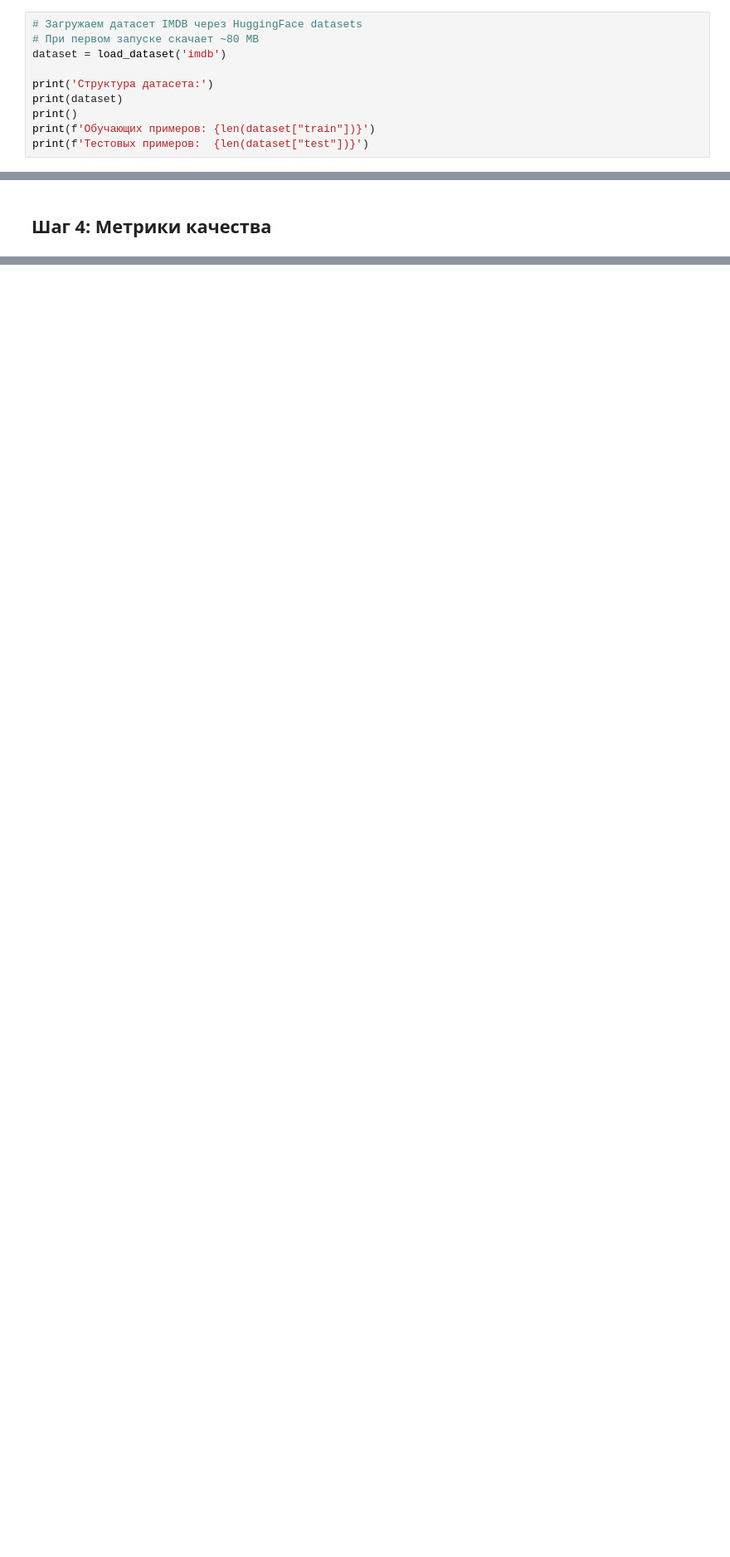
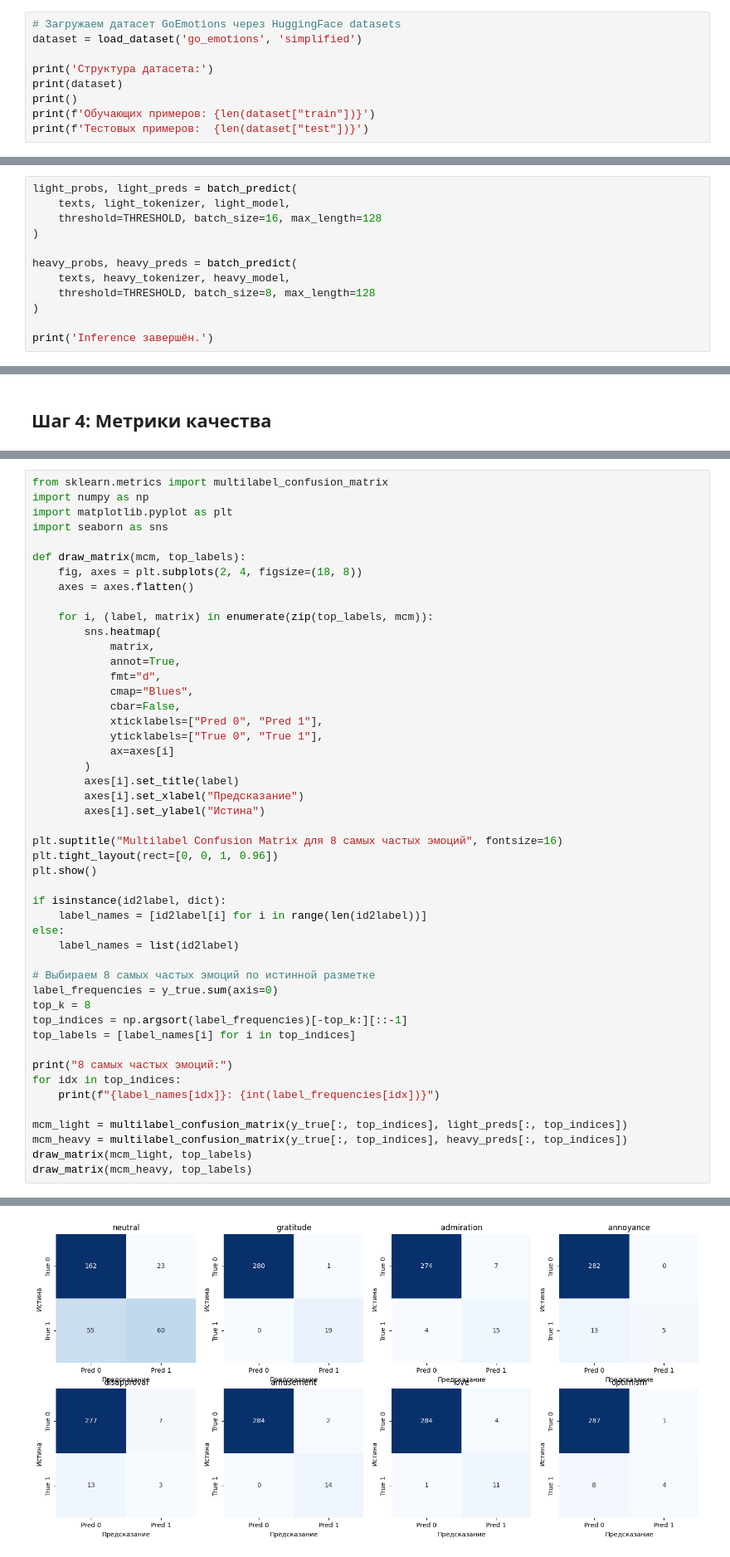
Before and after one commit to vika10nov2002-commits/generative_models, a Jupyter notebook: 02_classification.ipynb, the cells around one changed output, grey strips where cells are left out. Shown at 83% size. Cells and saved outputs as stored; diff of their text form; blank space fills up the shorter version.

```diff
--- a/02_classification.ipynb
+++ b/02_classification.ipynb
@@ -31,9 +36,8 @@ print('GPU доступен:', torch.cuda.is_available())
 # %% [markdown]
 ## Шаг 1: Загрузка датасета IMDB
 # %%
-# Загружаем датасет IMDB через HuggingFace datasets
-# При первом запуске скачает ~80 MB
-dataset = load_dataset('imdb')
+# Загружаем датасет GoEmotions через HuggingFace datasets
+dataset = load_dataset('go_emotions', 'simplified')
 
 print('Структура датасета:')
 print(dataset)
@@ -131,0 +238,12 @@ print(f'Первые 5 реальных:     {list(true_labels[:5])}')
+# %%
+light_probs, light_preds = batch_predict(
+    texts, light_tokenizer, light_model,
+    threshold=THRESHOLD, batch_size=16, max_length=128
+)
+
+heavy_probs, heavy_preds = batch_predict(
+    texts, heavy_tokenizer, heavy_model,
+    threshold=THRESHOLD, batch_size=8, max_length=128
+)
+
+print('Inference завершён.')
@@ -164,0 +295,49 @@ print(f'Ошибочно:               {cm[0,1] + cm[1,0]} из {len(true_label
+# %%
+from sklearn.metrics import multilabel_confusion_matrix
+import numpy as np
+import matplotlib.pyplot as plt
+import seaborn as sns
+
+def draw_matrix(mcm, top_labels):
+    fig, axes = plt.subplots(2, 4, figsize=(18, 8))
+    axes = axes.flatten()
+
+    for i, (label, matrix) in enumerate(zip(top_labels, mcm)):
+        sns.heatmap(
+            matrix,
+            annot=True,
+            fmt="d",
+            cmap="Blues",
+            cbar=False,
+            xticklabels=["Pred 0", "Pred 1"],
+            yticklabels=["True 0", "True 1"],
+            ax=axes[i]
+        )
+        axes[i].set_title(label)
+        axes[i].set_xlabel("Предсказание")
+        axes[i].set_ylabel("Истина")
+
+plt.suptitle("Multilabel Confusion Matrix для 8 самых частых эмоций", fontsize=16)
+plt.tight_layout(rect=[0, 0, 1, 0.96])
+plt.show()
+
+if isinstance(id2label, dict):
+    label_names = [id2label[i] for i in range(len(id2label))]
+else:
+    label_names = list(id2label)
+
+# Выбираем 8 самых частых эмоций по истинной разметке
+label_frequencies = y_true.sum(axis=0)
+top_k = 8
+top_indices = np.argsort(label_frequencies)[-top_k:][::-1]
+top_labels = [label_names[i] for i in top_indices]
+
+print("8 самых частых эмоций:")
+for idx in top_indices:
+    print(f"{label_names[idx]}: {int(label_frequencies[idx])}")
+
+mcm_light = multilabel_confusion_matrix(y_true[:, top_indices], light_preds[:, top_indices])
+mcm_heavy = multilabel_confusion_matrix(y_true[:, top_indices], heavy_preds[:, top_indices])
+draw_matrix(mcm_light, top_labels)
+draw_matrix(mcm_heavy, top_labels)
+# %% [output]
@@ -164,0 +354 @@ print(f'Ошибочно:               {cm[0,1] + cm[1,0]} из {len(true_label
+[figure, added]
```
Also changed, not shown: parts of 26 cells of this notebook.
